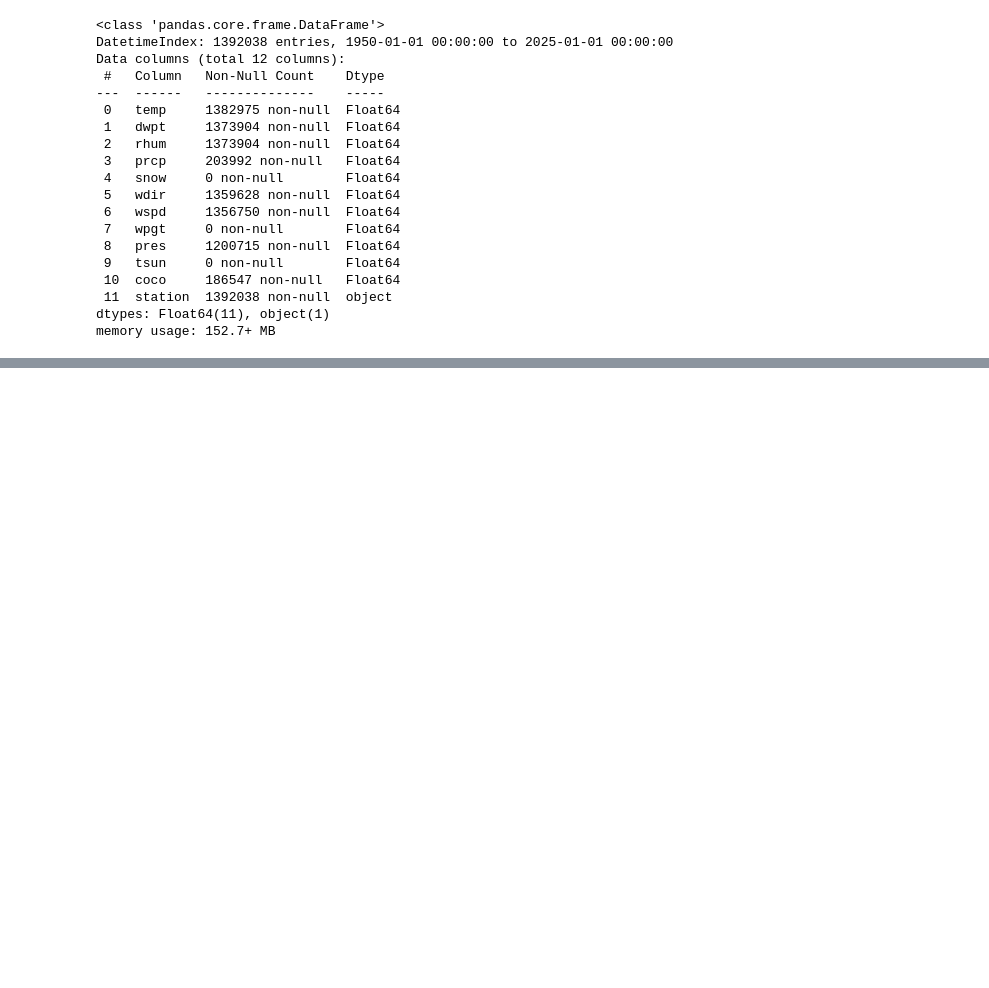
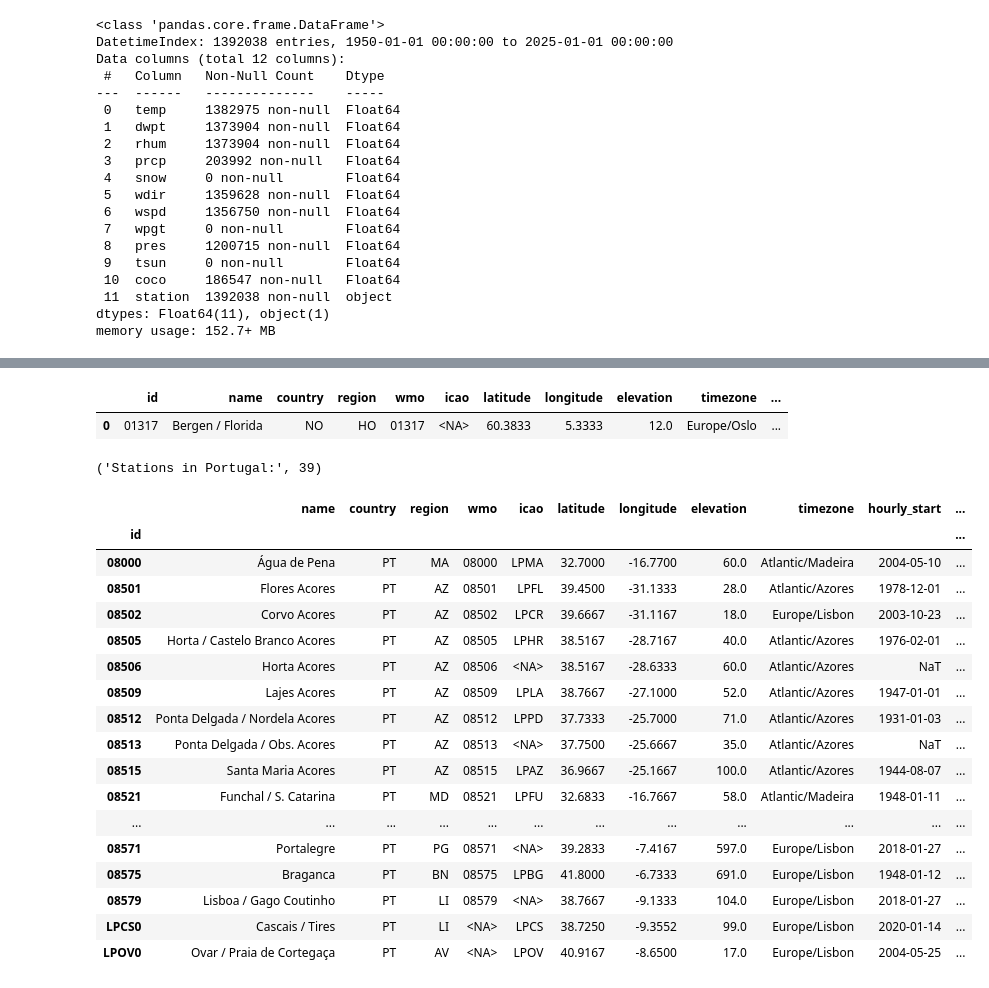
Before and after one commit to Nurislam-Slam/home-laba, a Jupyter notebook: weather-project/Weather_data_loader.ipynb, the cells around one changed output, grey strips where cells are left out. Cells and saved outputs as stored; diff of their text form; code cells hidden in the pictures; blank space fills up the shorter version.

```diff
--- a/weather-project/Weather_data_loader.ipynb
+++ b/weather-project/Weather_data_loader.ipynb
@@ -143,0 +201,36 @@ meteostations.to_parquet("kz_meteostations_ref.parquet", index=True)
+# %%
+meteostations_No
+# %% [output]
+|  | id | name | country | region | wmo | icao | latitude | longitude | elevation | timezone | ... |
+| 0 | 01317 | Bergen / Florida | NO | HO | 01317 | <NA> | 60.3833 | 5.3333 | 12.0 | Europe/Oslo | ... |
+# %%
+
+stations = Stations()
+stations = stations.region('PT')
+
+'Stations in Portugal:', stations.count()
+# %% [output]
+('Stations in Portugal:', 39)
+# %%
+meteostations_Pt = stations.fetch()
+# %%
+meteostations_Pt
+# %% [output]
+|  | name | country | region | wmo | icao | latitude | longitude | elevation | timezone | hourly_start | ... |
+| id |  |  |  |  |  |  |  |  |  |  | ... |
+| 08000 | Água de Pena | PT | MA | 08000 | LPMA | 32.7000 | -16.7700 | 60.0 | Atlantic/Madeira | 2004-05-10 | ... |
+| 08501 | Flores Acores | PT | AZ | 08501 | LPFL | 39.4500 | -31.1333 | 28.0 | Atlantic/Azores | 1978-12-01 | ... |
+| 08502 | Corvo Acores | PT | AZ | 08502 | LPCR | 39.6667 | -31.1167 | 18.0 | Europe/Lisbon | 2003-10-23 | ... |
+| 08505 | Horta / Castelo Branco Acores | PT | AZ | 08505 | LPHR | 38.5167 | -28.7167 | 40.0 | Atlantic/Azores | 1976-02-01 | ... |
+| 08506 | Horta Acores | PT | AZ | 08506 | <NA> | 38.5167 | -28.6333 | 60.0 | Atlantic/Azores | NaT | ... |
+| 08509 | Lajes Acores | PT | AZ | 08509 | LPLA | 38.7667 | -27.1000 | 52.0 | Atlantic/Azores | 1947-01-01 | ... |
+| 08512 | Ponta Delgada / Nordela Acores | PT | AZ | 08512 | LPPD | 37.7333 | -25.7000 | 71.0 | Atlantic/Azores | 1931-01-03 | ... |
+| 08513 | Ponta Delgada / Obs. Acores | PT | AZ | 08513 | <NA> | 37.7500 | -25.6667 | 35.0 | Atlantic/Azores | NaT | ... |
+| 08515 | Santa Maria Acores | PT | AZ | 08515 | LPAZ | 36.9667 | -25.1667 | 100.0 | Atlantic/Azores | 1944-08-07 | ... |
+| 08521 | Funchal / S. Catarina | PT | MD | 08521 | LPFU | 32.6833 | -16.7667 | 58.0 | Atlantic/Madeira | 1948-01-11 | ... |
+| ... | ... | ... | ... | ... | ... | ... | ... | ... | ... | ... | ... |
+| 08571 | Portalegre | PT | PG | 08571 | <NA> | 39.2833 | -7.4167 | 597.0 | Europe/Lisbon | 2018-01-27 | ... |
+| 08575 | Braganca | PT | BN | 08575 | LPBG | 41.8000 | -6.7333 | 691.0 | Europe/Lisbon | 1948-01-12 | ... |
+| 08579 | Lisboa / Gago Coutinho | PT | LI | 08579 | <NA> | 38.7667 | -9.1333 | 104.0 | Europe/Lisbon | 2018-01-27 | ... |
+| LPCS0 | Cascais / Tires | PT | LI | <NA> | LPCS | 38.7250 | -9.3552 | 99.0 | Europe/Lisbon | 2020-01-14 | ... |
+| LPOV0 | Ovar / Praia de Cortegaça | PT | AV | <NA> | LPOV | 40.9167 | -8.6500 | 17.0 | Europe/Lisbon | 2004-05-25 | ... |
```
Also changed, not shown: parts of 45 cells of this notebook, 3 other files.
